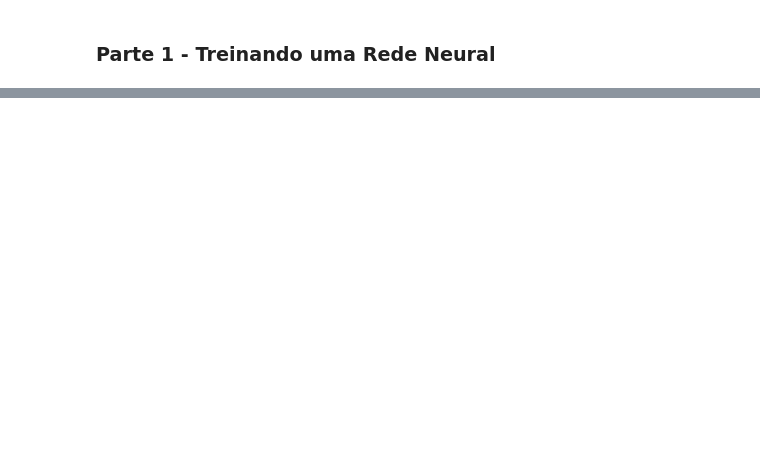
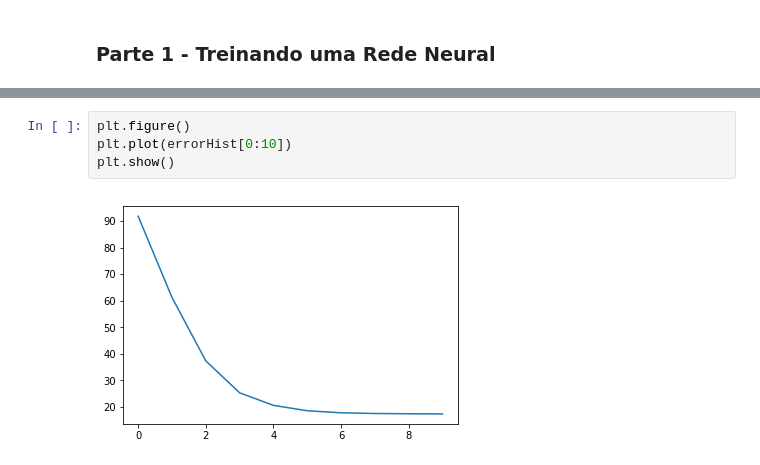
Before and after one commit to TioMinho/NeuralNetworks_SECOMP2k18, a Jupyter notebook: 02_Singlelayer_Perceptron.ipynb, the cells around one changed output, grey strips where cells are left out. Drawn from its saved outputs; the diff is of its cells as text; blank space fills up the shorter version.

```diff
--- a/02_Singlelayer_Perceptron.ipynb
+++ b/02_Singlelayer_Perceptron.ipynb
@@ -70,0 +132,6 @@ def slp_train(X, y, alfa=1e-2, maxIt=1000):
+# %%
+plt.figure()
+plt.plot(errorHist[0:10])
+plt.show()
+# %% [output]
+[figure, added]
```
Also changed, not shown: parts of 5 cells of this notebook.
